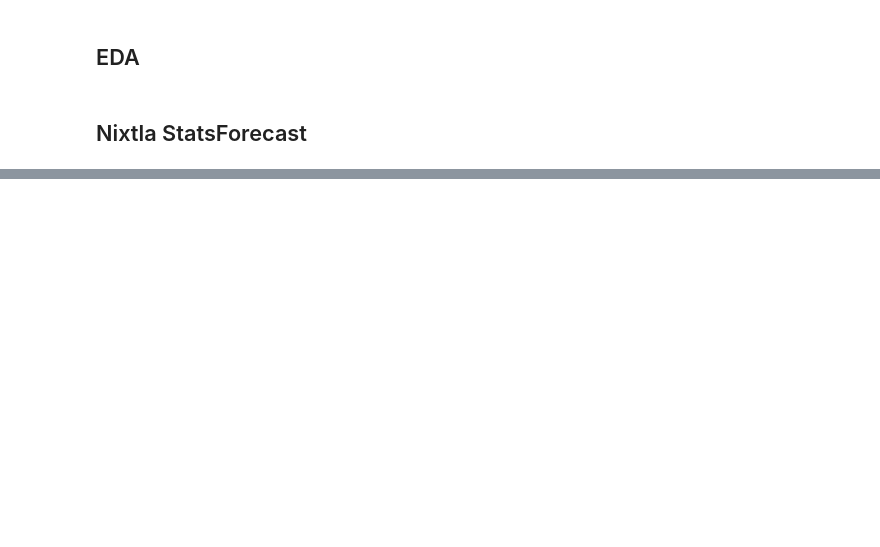
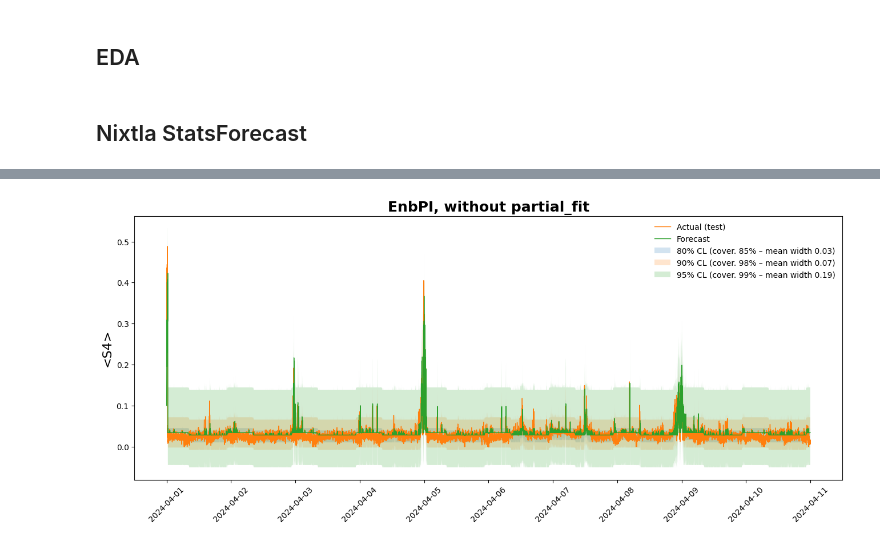
Before and after one commit to viventriglia/scintill-ai, a Jupyter notebook: jupyters/1_models.ipynb, the cells around one changed output, grey strips where cells are left out. Saved outputs shown, nothing was run; the diff lists cells and outputs as text; code cells hidden in the pictures; blank space fills up the shorter version.

```diff
--- a/jupyters/1_models.ipynb
+++ b/jupyters/1_models.ipynb
@@ -210,30 +298,30 @@ for alpha in ALPHAS:
 # %%
 fig, ax = plt.subplots(figsize=(16, 6))
 
 ax.set_ylabel("<S4>", fontsize=16)
-ax.plot(y_test, lw=2, label="Actual (test)", c="C1")
-
+ax.plot(y_test, lw=1, label="Actual (test)", c="C1")
 ax.plot(
     y_test.index,
     results_no_pfit[0]["y_pred"],
-    lw=2,
+    lw=1,
     c="C2",
     label="Forecast"
 )
 
 for result_ in results_no_pfit:
     y_pis = cast(NDArray, result_["y_pis"])
     ax.fill_between(
         y_test.index,
         y_pis[:, 0, 0],
         y_pis[:, 1, 0],
         alpha=0.2,
         label=f"{1 - result_['alpha']:.0%} CL (cover. {result_['coverage']:.0%} – mean width {result_['width']:.2f})",
     )
 
 ax.set_title('EnbPI, without partial_fit', fontweight="bold", size=18)
 plt.xticks(rotation=45)
-
 ax.legend(prop={'size': 10}, loc='upper right', frameon=False)
 
 plt.show()
+# %% [output]
+[figure, added]
```
Also changed, not shown: parts of 28 cells of this notebook.
